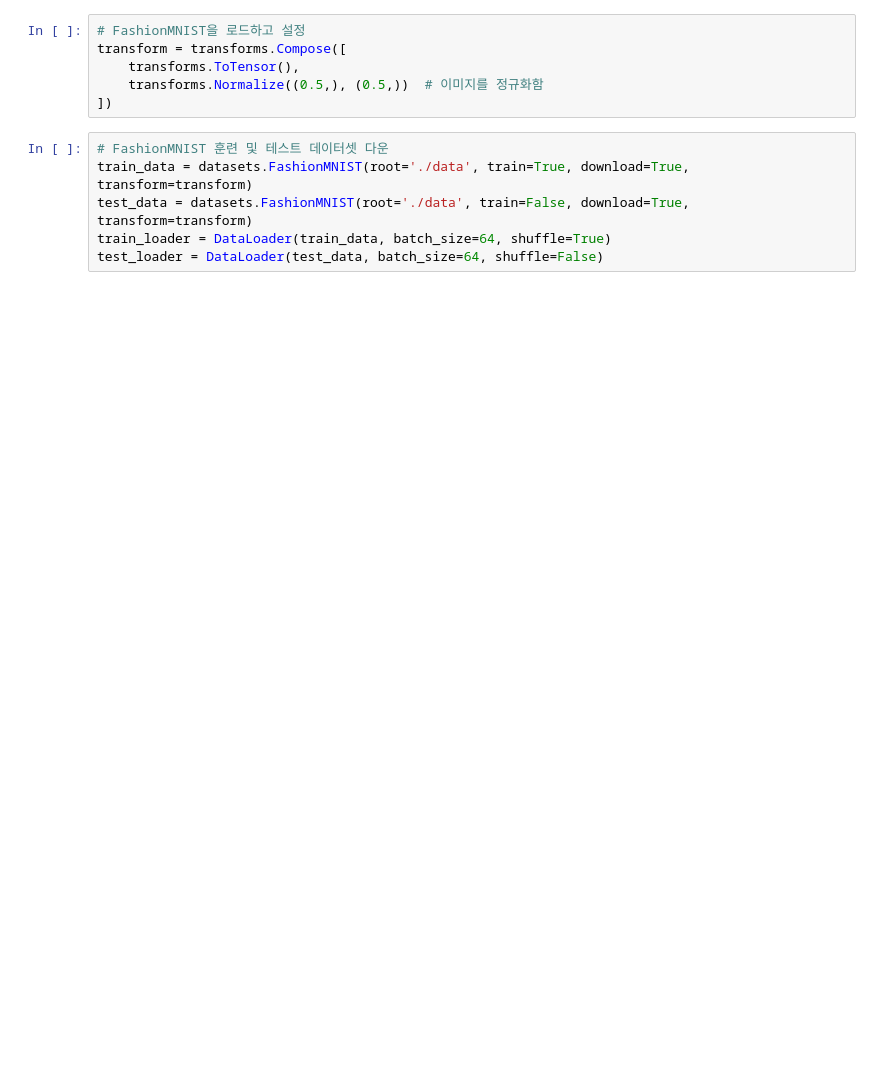
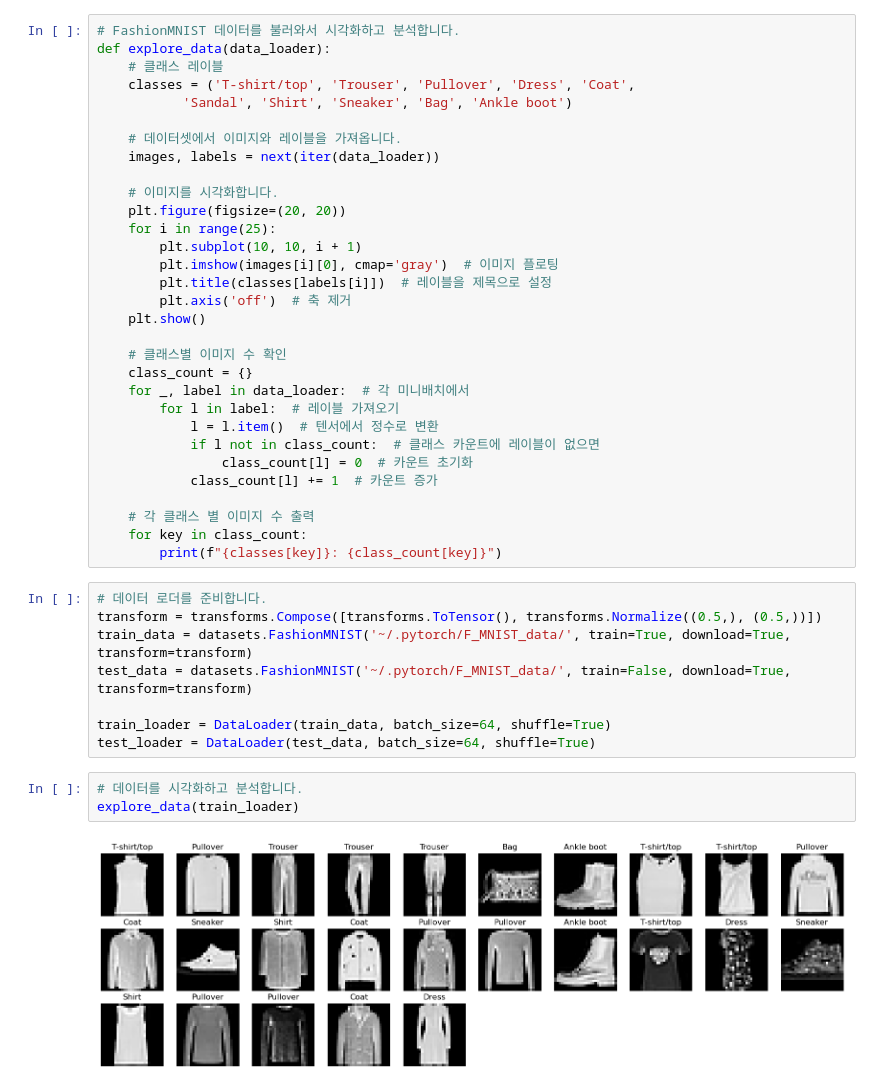
Before and after one commit to Konkuk-Univ-Glocal-Campus/introai202401-midterm-nangkongmu, a Jupyter notebook: ai middletest.ipynb, the cells around one changed output. Drawn from its saved outputs; the diff is of its cells as text; blank space fills up the shorter version.

```diff
--- a/ai middletest.ipynb
+++ b/ai middletest.ipynb
@@ -11,12 +13,44 @@ from torch.utils.data import DataLoader
-# %%
-# FashionMNIST을 로드하고 설정
-transform = transforms.Compose([
-    transforms.ToTensor(),
-    transforms.Normalize((0.5,), (0.5,))  # 이미지를 정규화함
-])
+# %%
+# FashionMNIST 데이터를 불러와서 시각화하고 분석합니다.
+def explore_data(data_loader):
+    # 클래스 레이블
+    classes = ('T-shirt/top', 'Trouser', 'Pullover', 'Dress', 'Coat',
+           'Sandal', 'Shirt', 'Sneaker', 'Bag', 'Ankle boot')
+
+    # 데이터셋에서 이미지와 레이블을 가져옵니다.
+    images, labels = next(iter(data_loader))
+
+    # 이미지를 시각화합니다.
+    plt.figure(figsize=(20, 20))
+    for i in range(25):
+        plt.subplot(10, 10, i + 1)
+        plt.imshow(images[i][0], cmap='gray')  # 이미지 플로팅
+        plt.title(classes[labels[i]])  # 레이블을 제목으로 설정
+        plt.axis('off')  # 축 제거
+    plt.show()
+
+    # 클래스별 이미지 수 확인
+    class_count = {}
+    for _, label in data_loader:  # 각 미니배치에서
+        for l in label:  # 레이블 가져오기
+            l = l.item()  # 텐서에서 정수로 변환
+            if l not in class_count:  # 클래스 카운트에 레이블이 없으면
+                class_count[l] = 0  # 카운트 초기화
+            class_count[l] += 1  # 카운트 증가
+
+    # 각 클래스 별 이미지 수 출력
+    for key in class_count:
+        print(f"{classes[key]}: {class_count[key]}")
 # %%
-# FashionMNIST 훈련 및 테스트 데이터셋 다운
-train_data = datasets.FashionMNIST(root='./data', train=True, download=True, transform=transform)
-test_data = datasets.FashionMNIST(root='./data', train=False, download=True, transform=transform)
+# 데이터 로더를 준비합니다.
+transform = transforms.Compose([transforms.ToTensor(), transforms.Normalize((0.5,), (0.5,))])
+train_data = datasets.FashionMNIST('~/.pytorch/F_MNIST_data/', train=True, download=True, transform=transform)
+test_data = datasets.FashionMNIST('~/.pytorch/F_MNIST_data/', train=False, download=True, transform=transform)
+
 train_loader = DataLoader(train_data, batch_size=64, shuffle=True)
-test_loader = DataLoader(test_data, batch_size=64, shuffle=False)
+test_loader = DataLoader(test_data, batch_size=64, shuffle=True)
+# %%
+# 데이터를 시각화하고 분석합니다.
+explore_data(train_loader)
+# %% [output]
+[figure, added]
```
Also changed, not shown: parts of 10 cells of this notebook.
